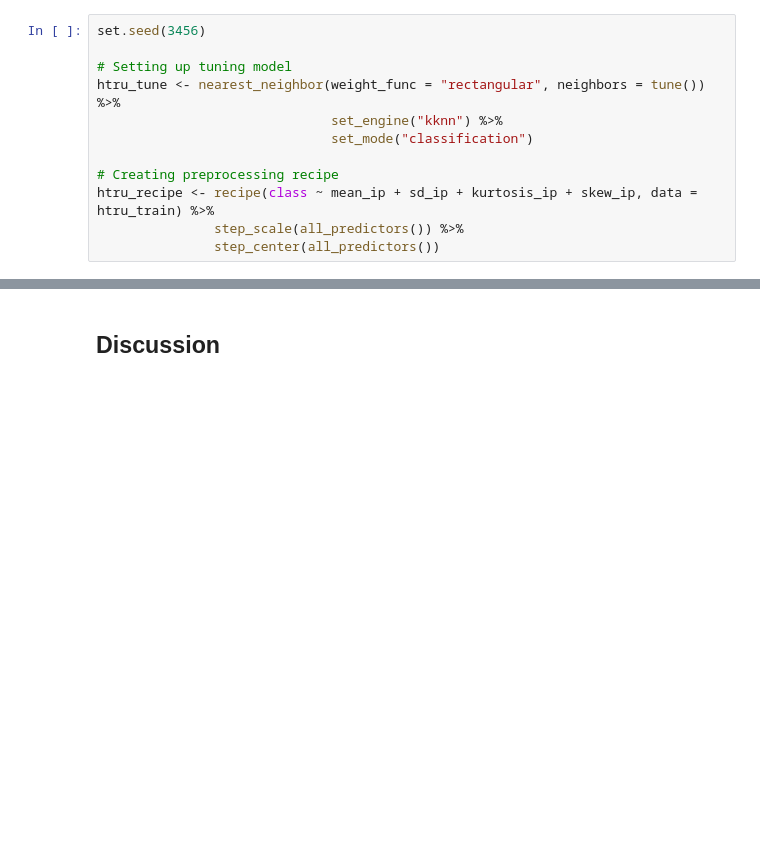
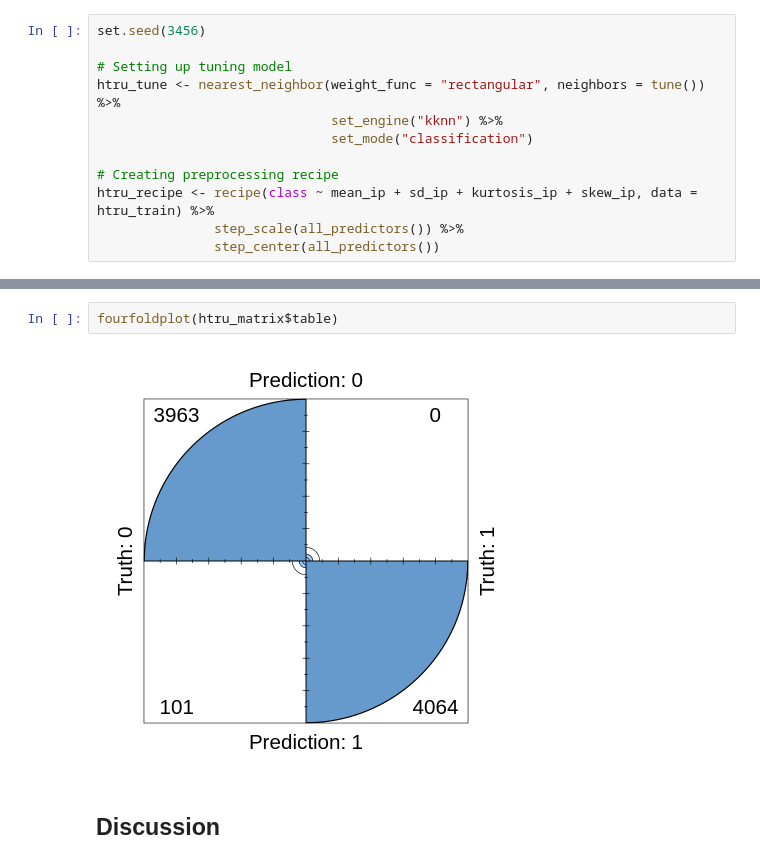
Before and after one commit to iaujla01/DSCI100Project, a Jupyter notebook: project_main.ipynb, the cells around one changed output, grey strips where cells are left out. Drawn from its saved outputs; the diff is of its cells as text; blank space fills up the shorter version.

```diff
--- a/project_main.ipynb
+++ b/project_main.ipynb
@@ -296,3 +333,7 @@ htru_matrix
+# %%
+fourfoldplot(htru_matrix$table)
+# %% [output]
+[figure, added]
 # %% [markdown]
 ## Discussion
 # %% [markdown]
```
Also changed, not shown: parts of 7 cells of this notebook.
